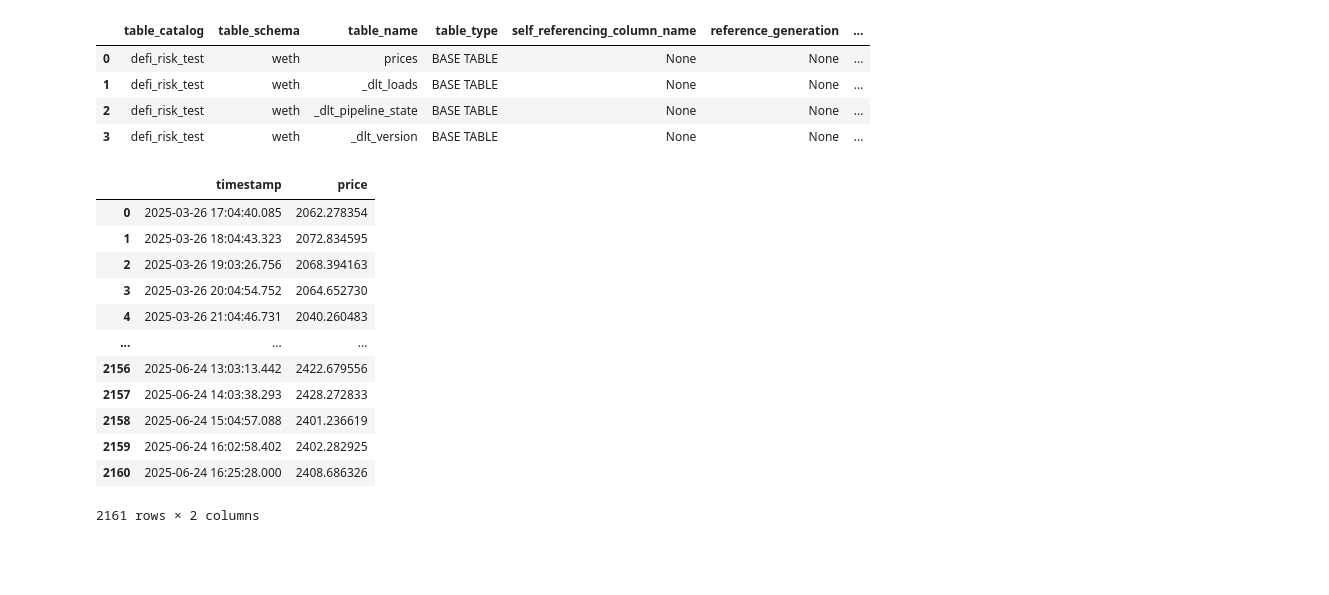
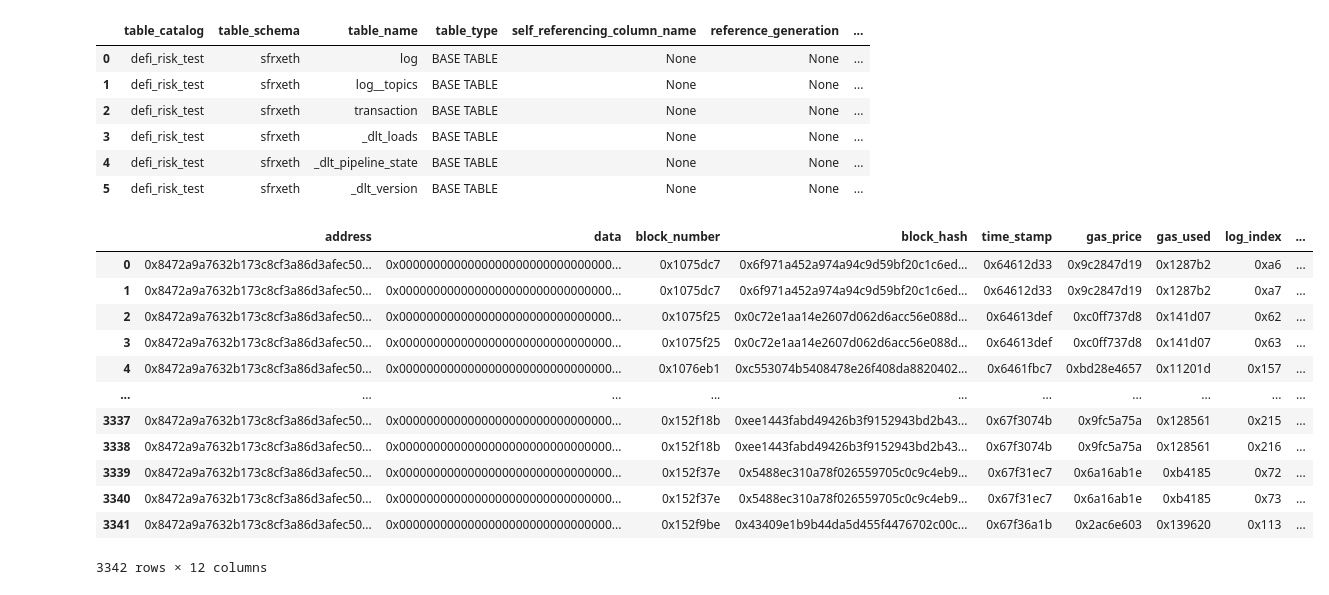
Before and after one commit to newgnart/defi-ds, a Jupyter notebook: notebooks/EDA.ipynb, the cells around one changed output. Cells and saved outputs as stored; diff of their text form; code cells hidden in the pictures; blank space fills up the shorter version.

```diff
--- a/notebooks/EDA.ipynb
+++ b/notebooks/EDA.ipynb
@@ -8,30 +7,38 @@ conn = duckdb.connect(str(duckdb_destination_path))
 sql = """
 SELECT * FROM information_schema.tables
 """
-conn.execute(sql).fetchdf()
+
+conn = duckdb.connect(str(duckdb_destination_path))
+df = conn.execute(sql).fetchdf()
+display(df)
+conn.close()
 # %% [output]
 |  | table_catalog | table_schema | table_name | table_type | self_referencing_column_name | reference_generation | ... |
-| 0 | defi_risk_test | weth | prices | BASE TABLE | None | None | ... |
-| 1 | defi_risk_test | weth | _dlt_loads | BASE TABLE | None | None | ... |
-| 2 | defi_risk_test | weth | _dlt_pipeline_state | BASE TABLE | None | None | ... |
-| 3 | defi_risk_test | weth | _dlt_version | BASE TABLE | None | None | ... |
+| 0 | defi_risk_test | sfrxeth | log | BASE TABLE | None | None | ... |
+| 1 | defi_risk_test | sfrxeth | log__topics | BASE TABLE | None | None | ... |
+| 2 | defi_risk_test | sfrxeth | transaction | BASE TABLE | None | None | ... |
+| 3 | defi_risk_test | sfrxeth | _dlt_loads | BASE TABLE | None | None | ... |
+| 4 | defi_risk_test | sfrxeth | _dlt_pipeline_state | BASE TABLE | None | None | ... |
+| 5 | defi_risk_test | sfrxeth | _dlt_version | BASE TABLE | None | None | ... |
 # %%
 sql = """
-SELECT timestamp, price FROM weth.prices
+SELECT * FROM sfrxeth.log
 """
+conn = duckdb.connect(str(duckdb_destination_path))
 df = conn.execute(sql).fetchdf()
-df
+display(df)
+conn.close()
 # %% [output]
-|  | timestamp | price |
-| 0 | 2025-03-26 17:04:40.085 | 2062.278354 |
-| 1 | 2025-03-26 18:04:43.323 | 2072.834595 |
-| 2 | 2025-03-26 19:03:26.756 | 2068.394163 |
-| 3 | 2025-03-26 20:04:54.752 | 2064.652730 |
-| 4 | 2025-03-26 21:04:46.731 | 2040.260483 |
-| ... | ... | ... |
-| 2156 | 2025-06-24 13:03:13.442 | 2422.679556 |
-| 2157 | 2025-06-24 14:03:38.293 | 2428.272833 |
-| 2158 | 2025-06-24 15:04:57.088 | 2401.236619 |
-| 2159 | 2025-06-24 16:02:58.402 | 2402.282925 |
-| 2160 | 2025-06-24 16:25:28.000 | 2408.686326 |
+|  | address | data | block_number | block_hash | time_stamp | gas_price | gas_used | log_index | ... |
+| 0 | 0x8472a9a7632b173c8cf3a86d3afec50... | 0x0000000000000000000000000000000... | 0x1075dc7 | 0x6f971a452a974a94c9d59bf20c1c6ed... | 0x64612d33 | 0x9c2847d19 | 0x1287b2 | 0xa6 | ... |
+| 1 | 0x8472a9a7632b173c8cf3a86d3afec50... | 0x0000000000000000000000000000000... | 0x1075dc7 | 0x6f971a452a974a94c9d59bf20c1c6ed... | 0x64612d33 | 0x9c2847d19 | 0x1287b2 | 0xa7 | ... |
+| 2 | 0x8472a9a7632b173c8cf3a86d3afec50... | 0x0000000000000000000000000000000... | 0x1075f25 | 0x0c72e1aa14e2607d062d6acc56e088d... | 0x64613def | 0xc0ff737d8 | 0x141d07 | 0x62 | ... |
+| 3 | 0x8472a9a7632b173c8cf3a86d3afec50... | 0x0000000000000000000000000000000... | 0x1075f25 | 0x0c72e1aa14e2607d062d6acc56e088d... | 0x64613def | 0xc0ff737d8 | 0x141d07 | 0x63 | ... |
+| 4 | 0x8472a9a7632b173c8cf3a86d3afec50... | 0x0000000000000000000000000000000... | 0x1076eb1 | 0xc553074b5408478e26f408da8820402... | 0x6461fbc7 | 0xbd28e4657 | 0x11201d | 0x157 | ... |
+| ... | ... | ... | ... | ... | ... | ... | ... | ... | ... |
+| 3337 | 0x8472a9a7632b173c8cf3a86d3afec50... | 0x0000000000000000000000000000000... | 0x152f18b | 0xee1443fabd49426b3f9152943bd2b43... | 0x67f3074b | 0x9fc5a75a | 0x128561 | 0x215 | ... |
+| 3338 | 0x8472a9a7632b173c8cf3a86d3afec50... | 0x0000000000000000000000000000000... | 0x152f18b | 0xee1443fabd49426b3f9152943bd2b43... | 0x67f3074b | 0x9fc5a75a | 0x128561 | 0x216 | ... |
+| 3339 | 0x8472a9a7632b173c8cf3a86d3afec50... | 0x0000000000000000000000000000000... | 0x152f37e | 0x5488ec310a78f026559705c0c9c4eb9... | 0x67f31ec7 | 0x6a16ab1e | 0xb4185 | 0x72 | ... |
+| 3340 | 0x8472a9a7632b173c8cf3a86d3afec50... | 0x0000000000000000000000000000000... | 0x152f37e | 0x5488ec310a78f026559705c0c9c4eb9... | 0x67f31ec7 | 0x6a16ab1e | 0xb4185 | 0x73 | ... |
+| 3341 | 0x8472a9a7632b173c8cf3a86d3afec50... | 0x0000000000000000000000000000000... | 0x152f9be | 0x43409e1b9b44da5d455f4476702c00c... | 0x67f36a1b | 0x2ac6e603 | 0x139620 | 0x113 | ... |
-2161 rows × 2 columns
+3342 rows × 12 columns
```
Also changed, not shown: parts of 2 cells of this notebook, 7 other files.
